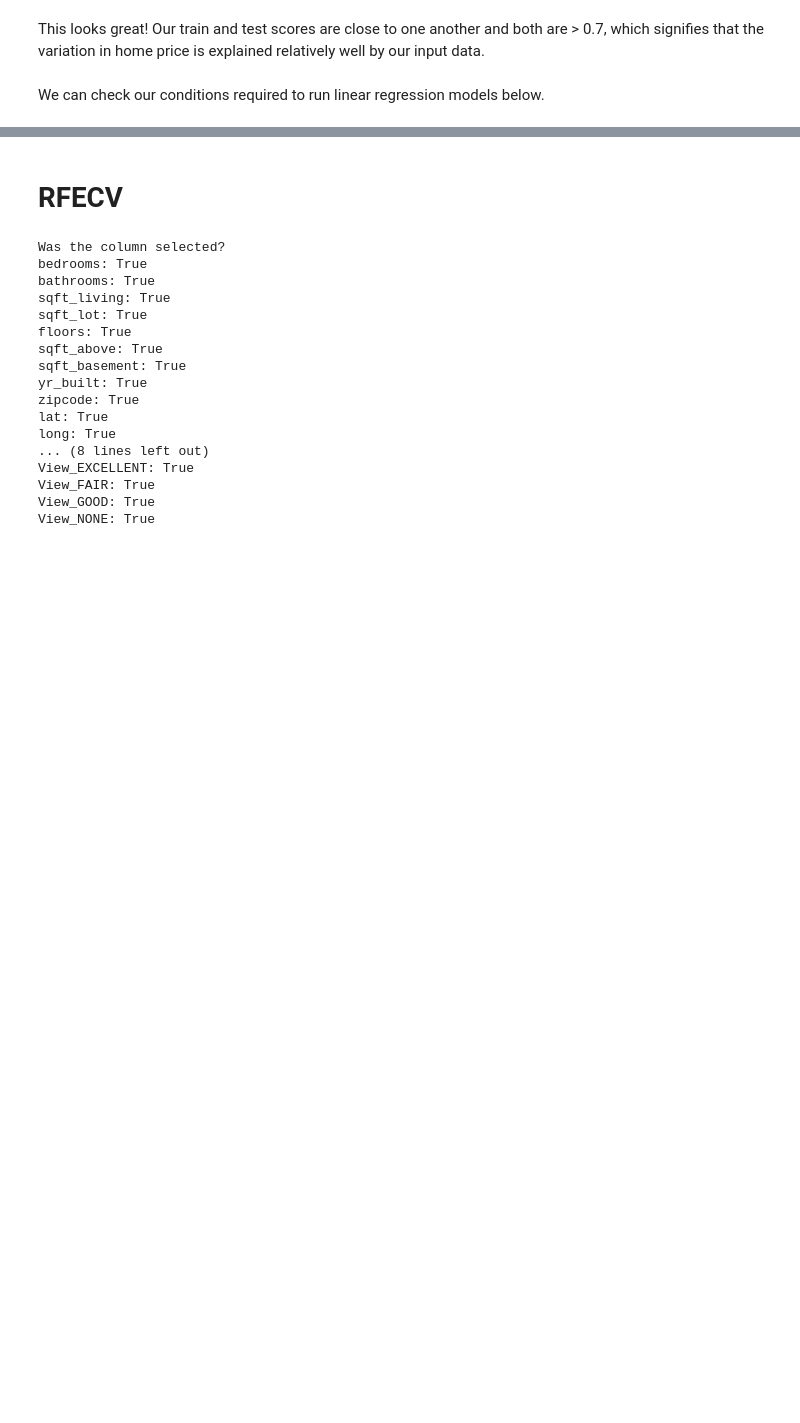
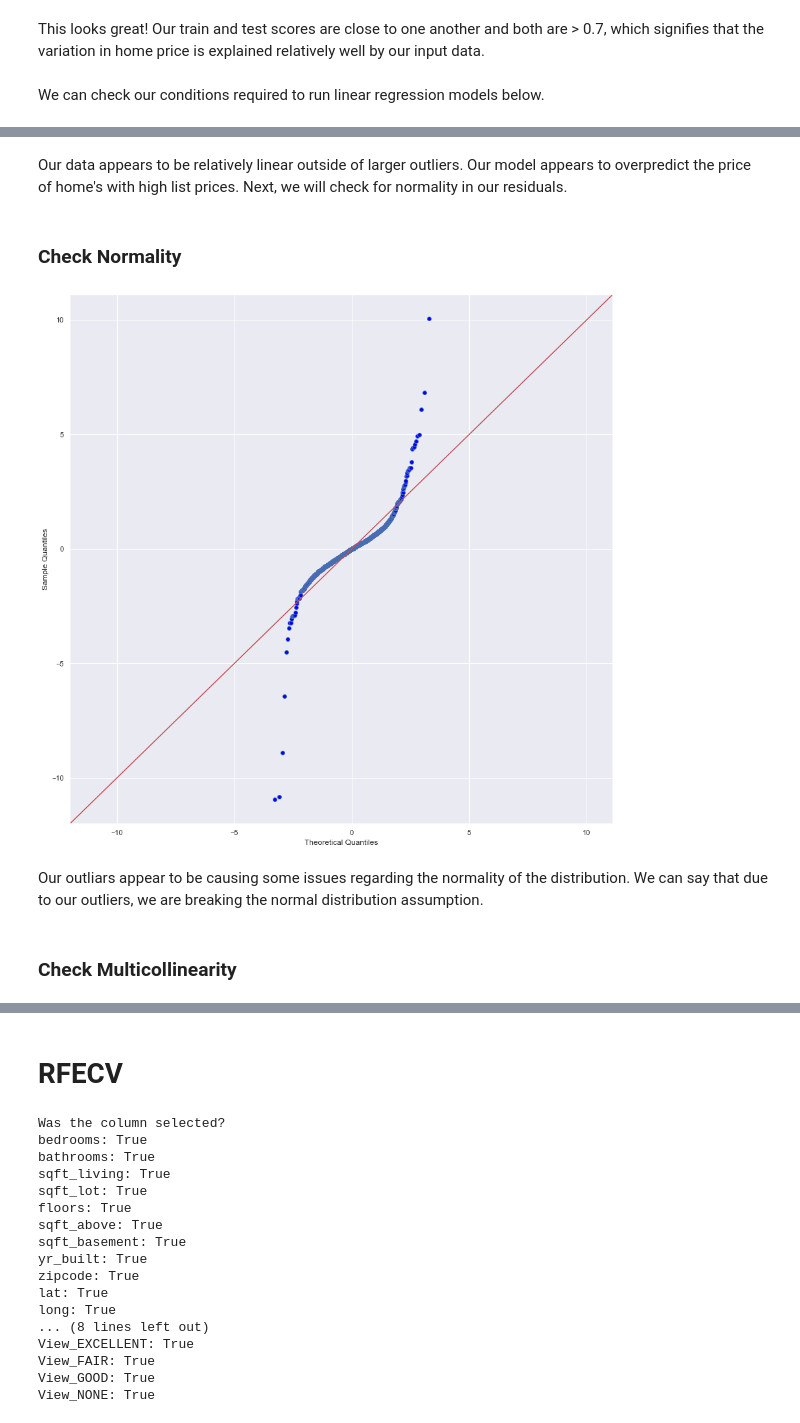
Before and after one commit to zpollats/p2_project_group4, a Jupyter notebook: KC_Housing_Final_Notebook.ipynb, the cells around one changed output, grey strips where cells are left out. Cells and saved outputs as stored; diff of their text form; code cells hidden in the pictures; blank space fills up the shorter version.

```diff
--- a/KC_Housing_Final_Notebook.ipynb
+++ b/KC_Housing_Final_Notebook.ipynb
@@ -1223,0 +1248,12 @@ y_hat.head()
+# %% [markdown]
+Our data appears to be relatively linear outside of larger outliers. Our model appears to overpredict the price of home's with high list prices. Next, we will check for normality in our residuals.
+# %% [markdown]
+### Check Normality
+# %%
+sm.graphics.qqplot(y_hat_df['Residual'], dist=stats.norm, line='45', fit=True);
+# %% [output]
+[figure, added]
+# %% [markdown]
+Our outliars appear to be causing some issues regarding the normality of the distribution. We can say that due to our outliers, we are breaking the normal distribution assumption.
+# %% [markdown]
+### Check Multicollinearity
```
Also changed, not shown: parts of 31 cells of this notebook.
